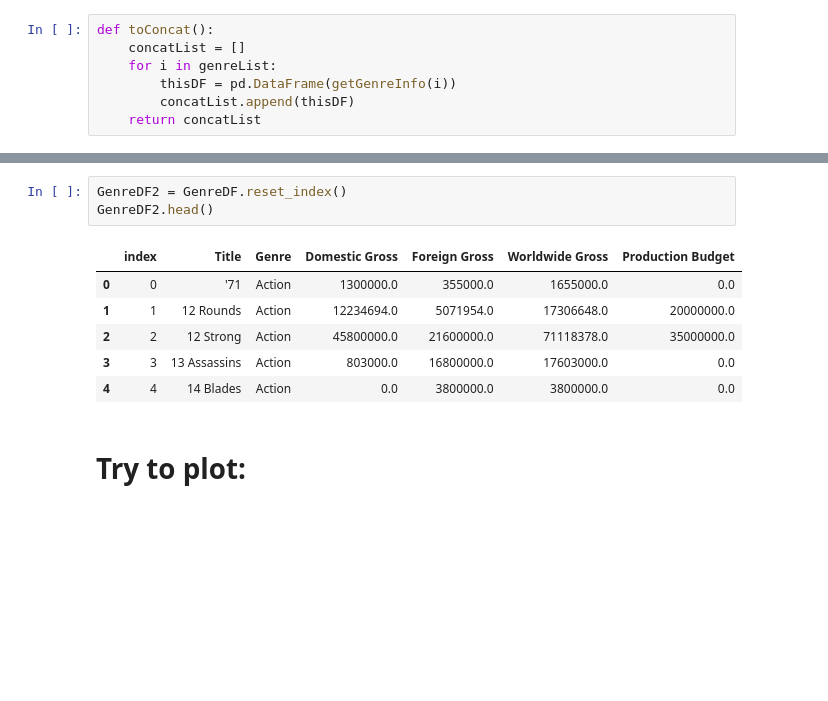
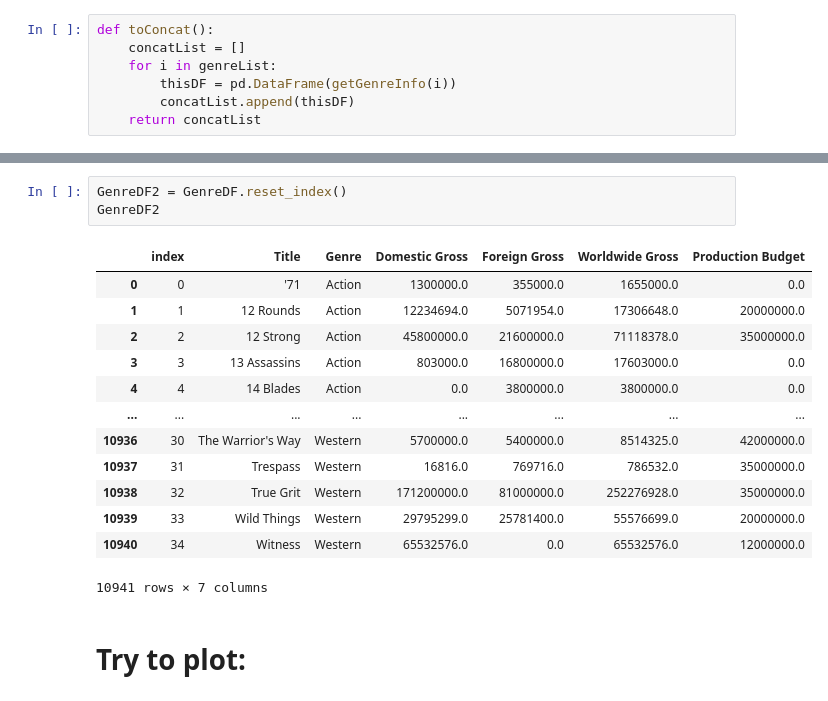
Before and after one commit to kailakay/dsc-mod-1-project-v2-1-onl01-dtsc-ft-041320, a Jupyter notebook: Plotting Genre Finance Info.ipynb, the cells around one changed output, grey strips where cells are left out. Drawn from its saved outputs; the diff is of its cells as text; blank space fills up the shorter version.

```diff
--- a/Plotting Genre Finance Info.ipynb
+++ b/Plotting Genre Finance Info.ipynb
@@ -377,13 +390,20 @@ GenreDF.head()
 # %%
 GenreDF2 = GenreDF.reset_index()
-GenreDF2.head()
+GenreDF2
 # %% [output]
 |  | index | Title | Genre | Domestic Gross | Foreign Gross | Worldwide Gross | Production Budget |
 | 0 | 0 | '71 | Action | 1300000.0 | 355000.0 | 1655000.0 | 0.0 |
 | 1 | 1 | 12 Rounds | Action | 12234694.0 | 5071954.0 | 17306648.0 | 20000000.0 |
 | 2 | 2 | 12 Strong | Action | 45800000.0 | 21600000.0 | 71118378.0 | 35000000.0 |
 | 3 | 3 | 13 Assassins | Action | 803000.0 | 16800000.0 | 17603000.0 | 0.0 |
 | 4 | 4 | 14 Blades | Action | 0.0 | 3800000.0 | 3800000.0 | 0.0 |
+| ... | ... | ... | ... | ... | ... | ... | ... |
+| 10936 | 30 | The Warrior's Way | Western | 5700000.0 | 5400000.0 | 8514325.0 | 42000000.0 |
+| 10937 | 31 | Trespass | Western | 16816.0 | 769716.0 | 786532.0 | 35000000.0 |
+| 10938 | 32 | True Grit | Western | 171200000.0 | 81000000.0 | 252276928.0 | 35000000.0 |
+| 10939 | 33 | Wild Things | Western | 29795299.0 | 25781400.0 | 55576699.0 | 20000000.0 |
+| 10940 | 34 | Witness | Western | 65532576.0 | 0.0 | 65532576.0 | 12000000.0 |
+10941 rows × 7 columns
 # %% [markdown]
 # Try to plot:
 # %%
```
Also changed, not shown: parts of 48 cells of this notebook, 2 other files.
